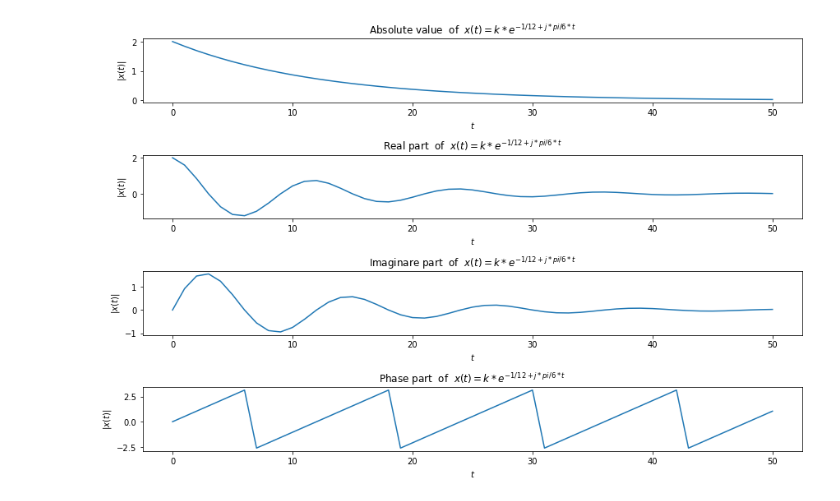
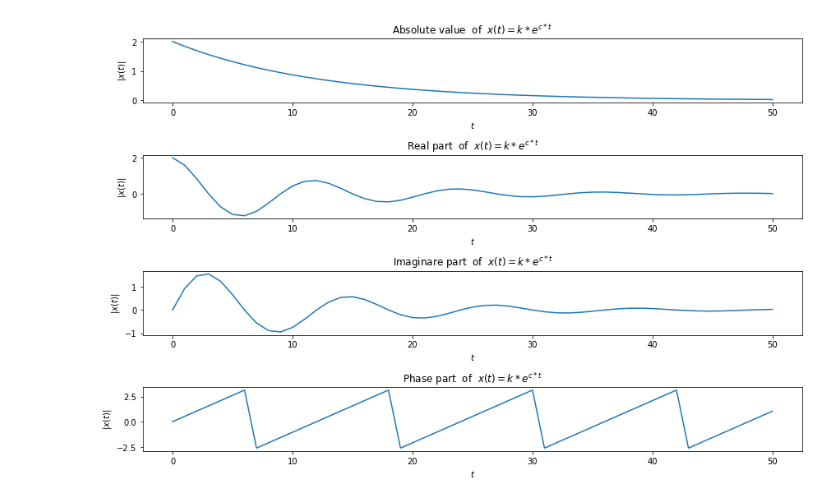
Before and after one commit to Sagor0078/Signal_and_Systems, a Jupyter notebook: 11.ipynb, the cells around one changed output. Saved outputs shown, nothing was run; the diff lists cells and outputs as text; code cells hidden in the pictures.

```diff
--- a/11.ipynb
+++ b/11.ipynb
@@ -3,33 +3,33 @@
 # %%
 import matplotlib.pyplot as plt
 import numpy as np
 
 t = np.arange(0,51)
 k = 2
-c = -(1/12) + (np.pi/6)*1j
+c = -(1/12) + (np.pi)*(0.16666666666j)  # 1/6 = 0.16666666666
 y = k*np.exp(c*t)
-
+# print(c,y)
 plt.figure(figsize=(12,8))
 plt.subplot(4,1,1)
 plt.plot(t, np.abs(y))
 plt.xlabel(r'$t$')
 plt.ylabel(r'$|x(t)|$')
-plt.title(r'Absolute value  of  $x(t)=k*e^{-1/12 + j *pi/6* t}$');
+plt.title(r'Absolute value  of  $x(t)=k*e^{c*t}$');
 plt.subplot(4,1,2)
 plt.plot(t, y.real)
 plt.xlabel(r'$t$')
 plt.ylabel(r'$|x(t)|$')
-plt.title(r'Real part  of  $x(t)=k*e^{-1/12 + j *pi/6* t}$');
+plt.title(r'Real part  of  $x(t)=k*e^{c*t}$');
 plt.subplot(4,1,3)
 plt.plot(t, y.imag )
 plt.xlabel(r'$t$')
 plt.ylabel(r'$|x(t)|$')
-plt.title(r'Imaginare part  of  $x(t)=k*e^{-1/12 + j *pi/6* t}$');
+plt.title(r'Imaginare part  of  $x(t)=k*e^{c*t}$');
 plt.subplot(4,1,4)
 plt.plot(t, np.angle((y)*360/(2*np.pi)))
 plt.xlabel(r'$t$')
 plt.ylabel(r'$|x(t)|$')
-plt.title(r'Phase part  of  $x(t)=k*e^{-1/12 + j *pi/6* t}$');
+plt.title(r'Phase part  of  $x(t)=k*e^{c*t}$');
 plt.tight_layout()
 # %% [output]
-[figure, old version]
+[figure, new version]
```
